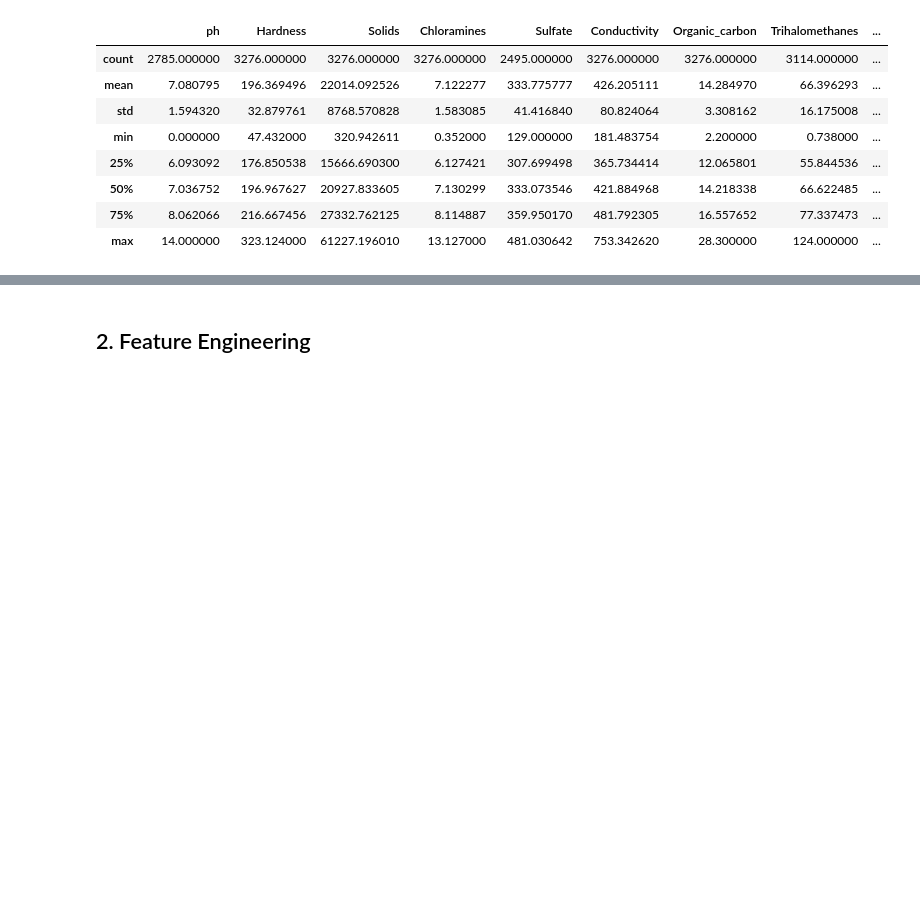
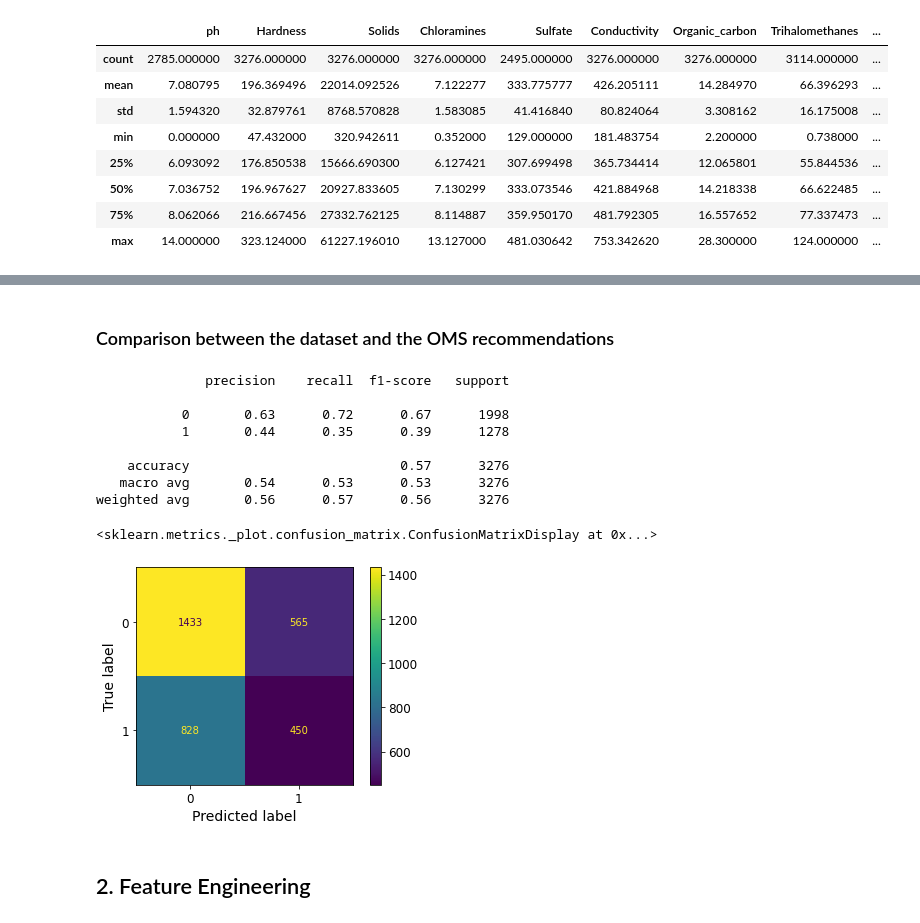
Before and after one commit to ArianeDlns/ML-Drinking_Water_Potability, a Jupyter notebook: Water_potability.ipynb, the cells around one changed output, grey strips where cells are left out. Saved outputs shown, nothing was run; the diff lists cells and outputs as text; code cells hidden in the pictures; blank space fills up the shorter version.

```diff
--- a/Water_potability.ipynb
+++ b/Water_potability.ipynb
@@ -133,3 +160,30 @@ sns.heatmap(data.corr(),annot=True, cmap="vlag_r")
+# %% [markdown]
+### Comparison between the dataset and the OMS recommendations
+# %%
+from sklearn.metrics import confusion_matrix, ConfusionMatrixDisplay, classification_report
+
+def oms_recommendation(row):
+    """Check the OMS recommendations."""
+    return all([
+        6.5 <= row['ph'] <= 8.5,
+        row['Trihalomethanes'] <= 80
+    ])
+oms = data.apply(oms_recommendation, axis=1)
+oms.value_counts()
+
+print(classification_report(data['Potability'], oms))
+ConfusionMatrixDisplay(confusion_matrix(data['Potability'], oms)).plot()
+# %% [output]
+              precision    recall  f1-score   support
+
+           0       0.63      0.72      0.67      1998
+           1       0.44      0.35      0.39      1278
+
+    accuracy                           0.57      3276
+   macro avg       0.54      0.53      0.53      3276
+weighted avg       0.56      0.57      0.56      3276
+<sklearn.metrics._plot.confusion_matrix.ConfusionMatrixDisplay at 0x...>
+[figure, added]
 # %% [markdown]
 ## 2. Feature Engineering
 # %% [markdown]
```
Also changed, not shown: parts of 8 cells of this notebook, 2 other files.
